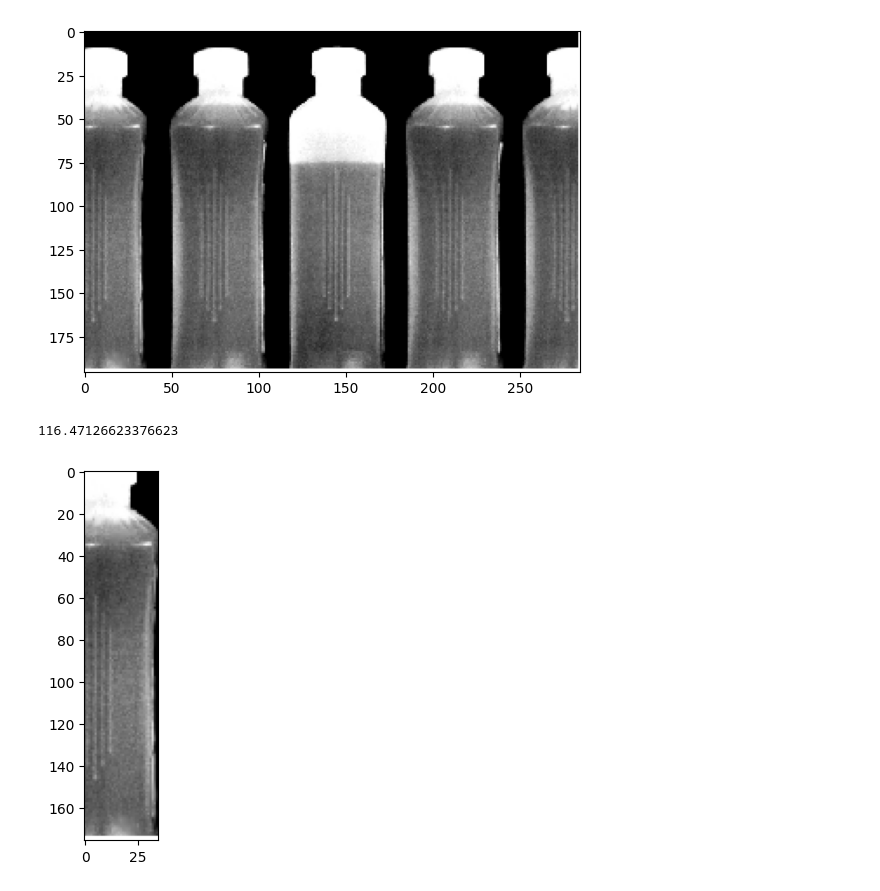
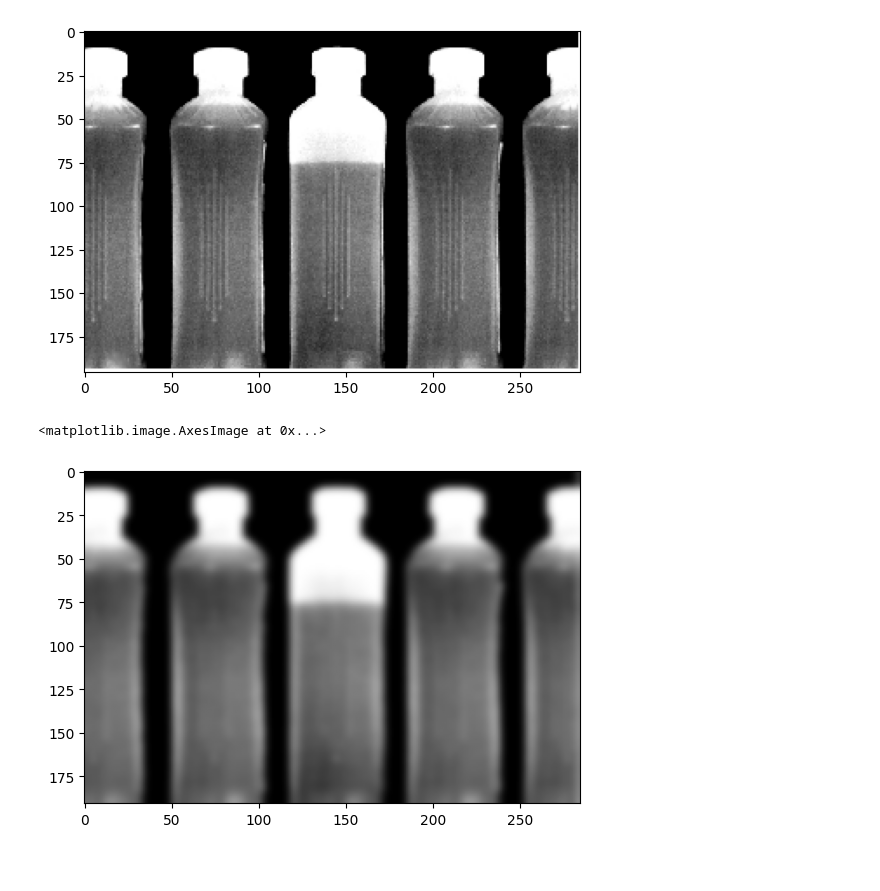
Before and after one commit to AxelRueG/PDI, a Jupyter notebook: guia_1.ipynb, the cells around one changed output. Cells and saved outputs as stored; diff of their text form; code cells hidden in the pictures; blank space fills up the shorter version.

```diff
--- a/guia_1.ipynb
+++ b/guia_1.ipynb
@@ -191,27 +191,16 @@ Las imagenes que se proporcionaran son capturadas con una camara fija, en escala
 3. informar el porcentaje de llenado de la botella no-llena.
 # %%
 img3_path = './imagenes/botellas.tif'
-img3 = cv2.imread(img3_path, cv2.IMREAD_GRAYSCALE)
+bottle_gray = cv2.imread(img3_path, cv2.IMREAD_GRAYSCALE)
 
-plt.imshow(img3, cmap='gray')
+plt.imshow(bottle_gray, cmap='gray')
 plt.show()
 # %% [output]
 [figure]
-# %%
-H,W = img3.shape
-bottle_w = 50
-bottle_h = 176
-
-botella = img3.copy()[ 20:, :35]
-print(np.average(botella))
-plt.imshow(botella, cmap='gray')
-plt.show()
-
-# bottle1 -> 116
-# bottle2 -> 111
-# bottle3 -> 135
-# bottle4 -> 110
-# bottle5 -> 102
-# %% [output]
-116.47126623376623
-[figure, removed]
+# %%
+H,W = bottle_gray.shape
+bottle_filter = cv2.GaussianBlur(bottle_gray[:H-5, :], (13,13), 0)
+plt.imshow(bottle_filter, cmap='gray')
+# %% [output]
+<matplotlib.image.AxesImage at 0x...>
+[figure, added]
```
Also changed, not shown: parts of 3 cells of this notebook.
